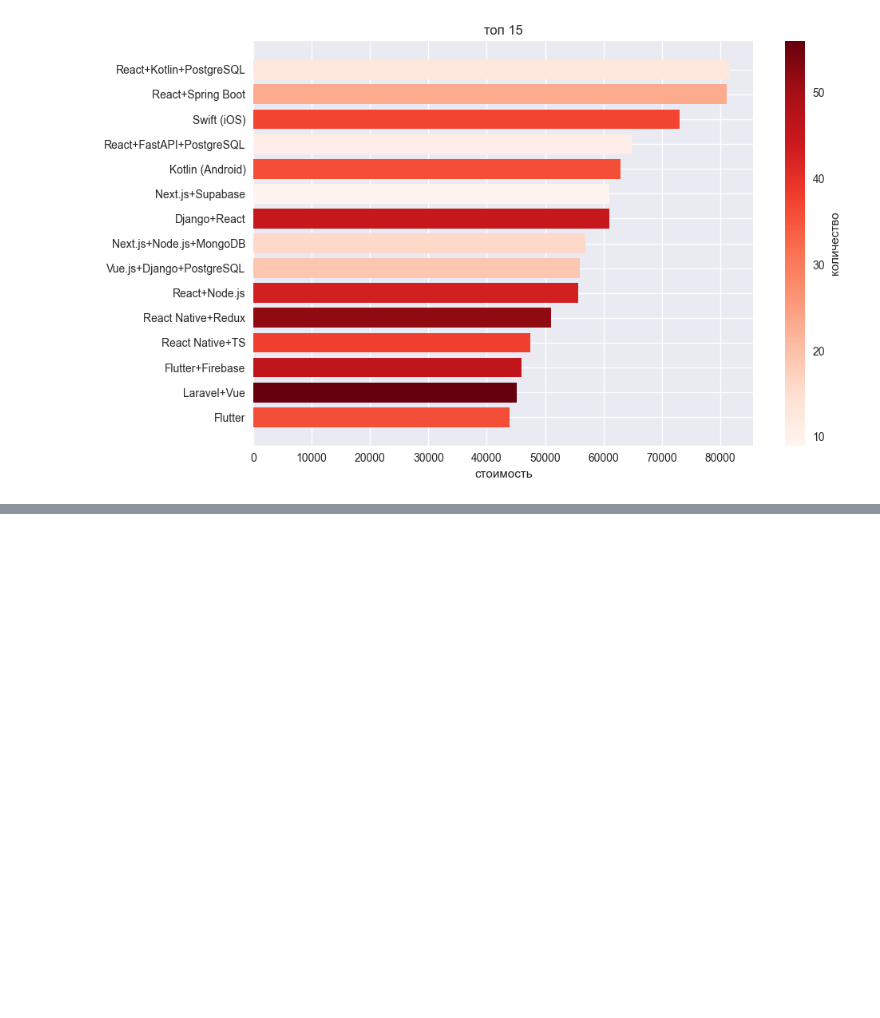
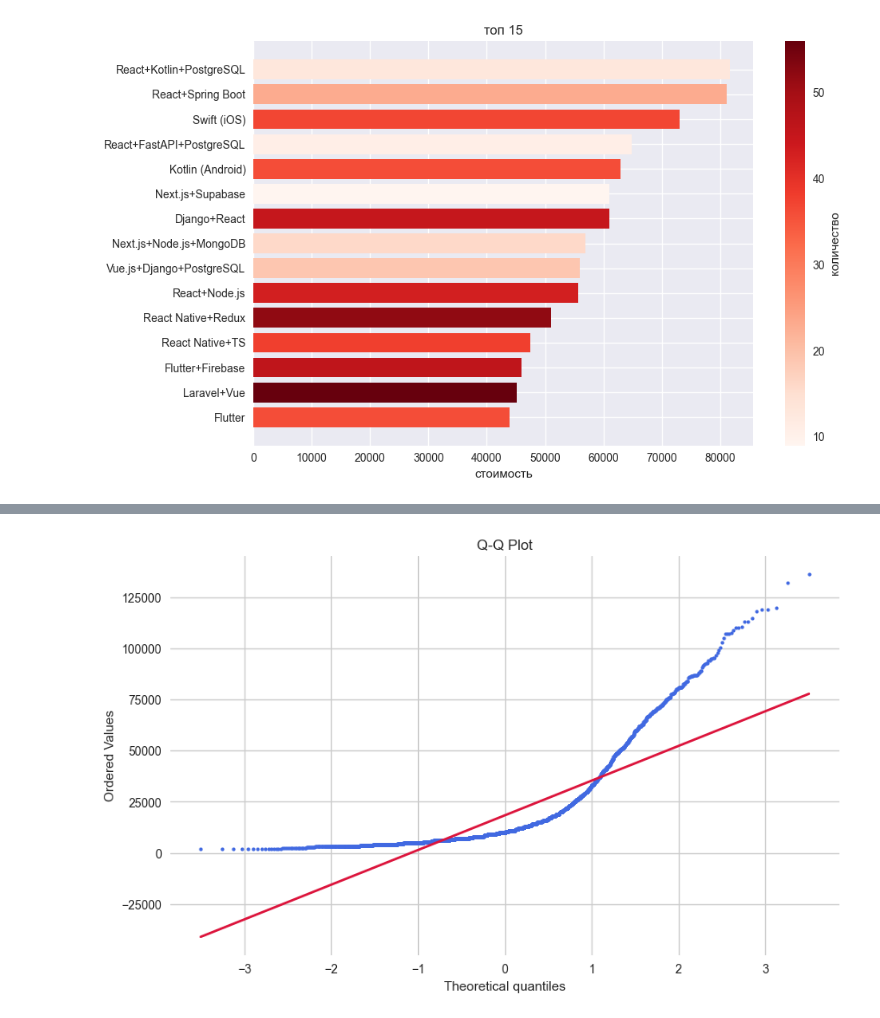
Before and after one commit to sevavargin/CaseBridge, a Jupyter notebook: CaseBridge.ipynb, the cells around one changed output, grey strips where cells are left out. Drawn from its saved outputs; the diff is of its cells as text; code cells hidden in the pictures; blank space fills up the shorter version.

```diff
--- a/CaseBridge.ipynb
+++ b/CaseBridge.ipynb
@@ -121,0 +150,16 @@ plt.show()
+# %%
+fig, ax = plt.subplots(figsize=(10, 6))
+
+stats.probplot(df["цена_руб"], dist="norm", plot=ax)
+
+ax.get_lines()[0].set_markersize(3)
+ax.get_lines()[0].set_markerfacecolor("royalblue")
+ax.get_lines()[0].set_markeredgecolor("royalblue")
+
+ax.get_lines()[1].set_color("crimson")
+ax.get_lines()[1].set_linewidth(2)
+
+plt.title("Q-Q Plot")
+plt.show()
+# %% [output]
+[figure, added]
```
Also changed, not shown: parts of 1 cell of this notebook.
